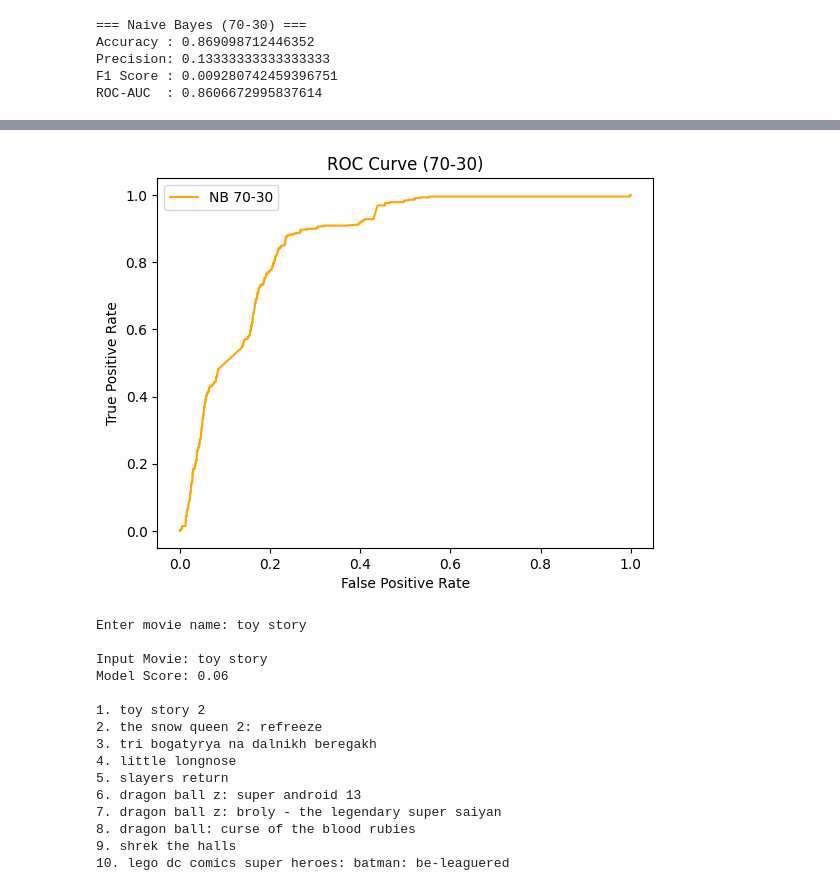
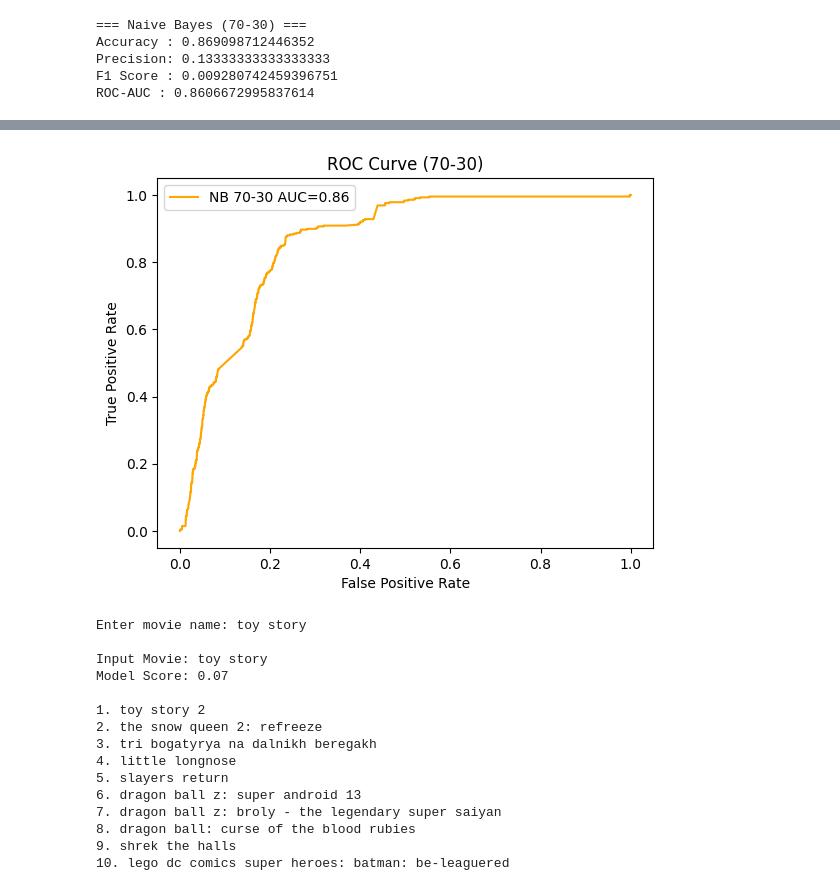
Before and after one commit to MehulShukla-git/Movie_Recommendation_System, a Jupyter notebook: Naive_Bayes.ipynb, the cells around one changed output, grey strips where cells are left out. Saved outputs shown, nothing was run; the diff lists cells and outputs as text; code cells hidden in the pictures.

```diff
--- a/Naive_Bayes.ipynb
+++ b/Naive_Bayes.ipynb
@@ -122,19 +171,19 @@ plt.show()
+# %%
+y_pred_70 = nb_70.predict(X_test_30)
+
+probs_70 = nb_70.predict_proba(X_test_30)
+y_prob_70 = probs_70[:,1]
 # %%
-X_train_70, X_test_30, y_train_70, y_test_30 = train_test_split(
-    X.toarray(), y, test_size=0.3, random_state=42, stratify=y
-)
-
-nb = GaussianNB()
-nb.fit(X_train_70, y_train_70)
-
-y_pred_70 = nb.predict(X_test_30)
-y_prob_70 = nb.predict_proba(X_test_30)[:,1]
-
 print("=== Naive Bayes (70-30) ===")
 print("Accuracy :", accuracy_score(y_test_30, y_pred_70))
-print("Precision:", precision_score(y_test_30, y_pred_70))
-print("F1 Score :", f1_score(y_test_30, y_pred_70))
-print("ROC-AUC  :", roc_auc_score(y_test_30, y_prob_70))
+print("Precision:", precision_score(y_test_30, y_pred_70, zero_division=0))
+print("F1 Score :", f1_score(y_test_30, y_pred_70, zero_division=0))
+
+if len(np.unique(y_test_30)) > 1:
+    roc_auc_70 = roc_auc_score(y_test_30, y_prob_70)
+    print("ROC-AUC :", roc_auc_70)
+else:
+    print("ROC-AUC : Not possible")
 # %% [output]
 === Naive Bayes (70-30) ===
 Accuracy : 0.869098712446352
@@ -144,12 +204,13 @@ ROC-AUC  : 0.8606672995837614
 # %%
-fpr_70, tpr_70, _ = roc_curve(y_test_30, y_prob_70)
+if len(np.unique(y_test_30)) > 1:
+    fpr_70, tpr_70, _ = roc_curve(y_test_30, y_prob_70)
 
-plt.figure()
-plt.plot(fpr_70, tpr_70, color='orange', label="NB 70-30")
-plt.xlabel("False Positive Rate")
-plt.ylabel("True Positive Rate")
-plt.title("ROC Curve (70-30)")
-plt.legend()
-plt.show()
+    plt.figure()
+    plt.plot(fpr_70, tpr_70, color='orange', label=f"NB 70-30 AUC={roc_auc_70:.2f}")
+    plt.xlabel("False Positive Rate")
+    plt.ylabel("True Positive Rate")
+    plt.title("ROC Curve (70-30)")
+    plt.legend()
+    plt.show()
 # %% [output]
-[figure, old version]
+[figure, new version]
@@ -180,12 +242,13 @@ def recommend_nb(movie_name, top_n=10):
         print(f"{i}. {movie}")
 # %%
 movie = input("Enter movie name: ").lower()
-recommend_nb(movie)
+
+recommend_nb(movie, nb_80)
 # %% [output]
 Enter movie name: toy story
 
 Input Movie: toy story
-Model Score: 0.06
+Model Score: 0.07
 
 1. toy story 2
 2. the snow queen 2: refreeze
```
Also changed, not shown: parts of 16 cells of this notebook.
